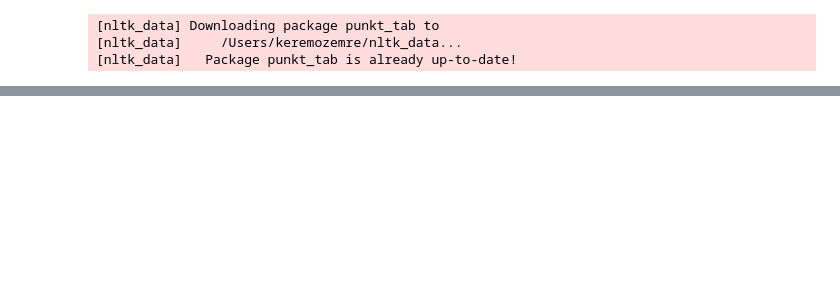
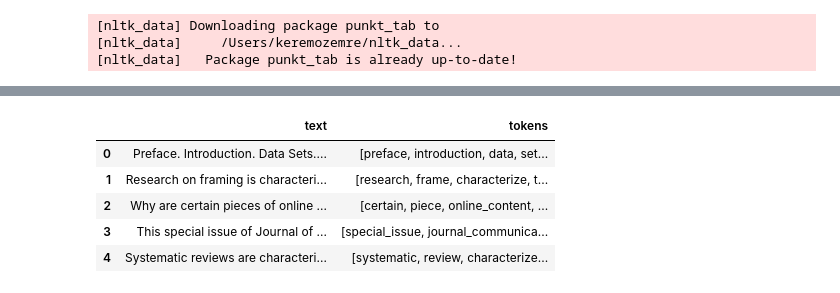
Before and after one commit to KeremOzemre/Computational-Social-Science, a Jupyter notebook: Week07.ipynb, the cells around one changed output, grey strips where cells are left out. Saved outputs shown, nothing was run; the diff lists cells and outputs as text; code cells hidden in the pictures; blank space fills up the shorter version.

```diff
--- a/Week07.ipynb
+++ b/Week07.ipynb
@@ -352,4 +391,7 @@ df1
 # %%
 from nltk.probability import FreqDist
 
-all_tokens = df1["tokens"].explode().to_list()
+all_tokens = df1["tokens_lemmatized"].explode().tolist()
+
+fq = FreqDist(all_tokens)
+fq.most_common(10)
@@ -434,37 +453,52 @@ sorted_bigrams = sorted(
 )
 # %%
 import nltk
-import re
-nltk.download('punkt_tab')
+nltk.download('wordnet')
+nltk.download('averaged_perceptron_tagger_eng')
+
 from nltk.tokenize import MWETokenizer
-from nltk.stem import PorterStemmer
-from nltk.corpus import stopwords
-stemmer = PorterStemmer()
-stop_words = set(stopwords.words('english'))
-collocations = list(filtered_bigrams.keys())
+from nltk.stem import WordNetLemmatizer
+from nltk.corpus import wordnet
 
+lemmatizer = WordNetLemmatizer()
+
+
+def get_wordnet_pos(word):
+    tag = nltk.pos_tag([word])[0][1][0].upper()
+    tag_map = {'J': wordnet.ADJ, 'V': wordnet.VERB, 'R': wordnet.ADV}
+    return tag_map.get(tag, wordnet.NOUN)  # default to NOUN
+
+collocations  = list(filtered_bigrams.keys())
 mwe_tokenizer = MWETokenizer(collocations, separator='_')
 
-
 def tokenize(abstract):
+    """
+    Full pipeline:
+      1. Lowercase & clean
+      2. Remove stopwords
+      3. Merge known collocations (MWE)
+      4. Lemmatize single-word tokens (collocations left as-is)
+    """
+    if not isinstance(abstract, str):
+        return []
     text = abstract.lower()
-
     text = re.sub(r'http\S+|www\S+', '', text)
     text = re.sub(r'\d+', '', text)
     text = re.sub(r'[^a-z\s]', '', text)
     text = re.sub(r'\s+', ' ', text).strip()
 
-    words = text.split()
+    words = [w for w in text.split() if w not in stop_words]
 
-    # remove stopwords
-    filtered_words = [word for word in words if word not in stop_words]
+    # Merge collocations first
+    tokens = mwe_tokenizer.tokenize(words)
 
+    # Lemmatize only single-word tokens; leave collocation tokens (contain '_') as-is
+    lemmatized = [
+        token if '_' in token else lemmatizer.lemmatize(token, get_wordnet_pos(token))
+        for token in tokens
+    ]
+    return lemmatized
 
-
-    # apply collocation merging
-    tokens = mwe_tokenizer.tokenize(filtered_words)
-
-    return tokens
-
-df1["tokens"] = df1["text"].dropna().apply(tokenize)
+df1["tokens"] = df1["text"].apply(tokenize)
+df1[["text", "tokens"]].head()
 # %% [output]
@@ -474,3 +512,9 @@ df1["tokens"] = df1["text"].dropna().apply(tokenize)
+|  | text | tokens |
+| 0 | Preface. Introduction. Data Sets.... | [preface, introduction, data, set... |
+| 1 | Research on framing is characteri... | [research, frame, characterize, t... |
+| 2 | Why are certain pieces of online ... | [certain, piece, online_content, ... |
+| 3 | This special issue of Journal of ... | [special_issue, journal_communica... |
+| 4 | Systematic reviews are characteri... | [systematic, review, characterize... |
 # %%
 tokenize("social media and statistical significance")
 # %% [output]
```
Also changed, not shown: parts of 10 cells of this notebook, 3 other files.
